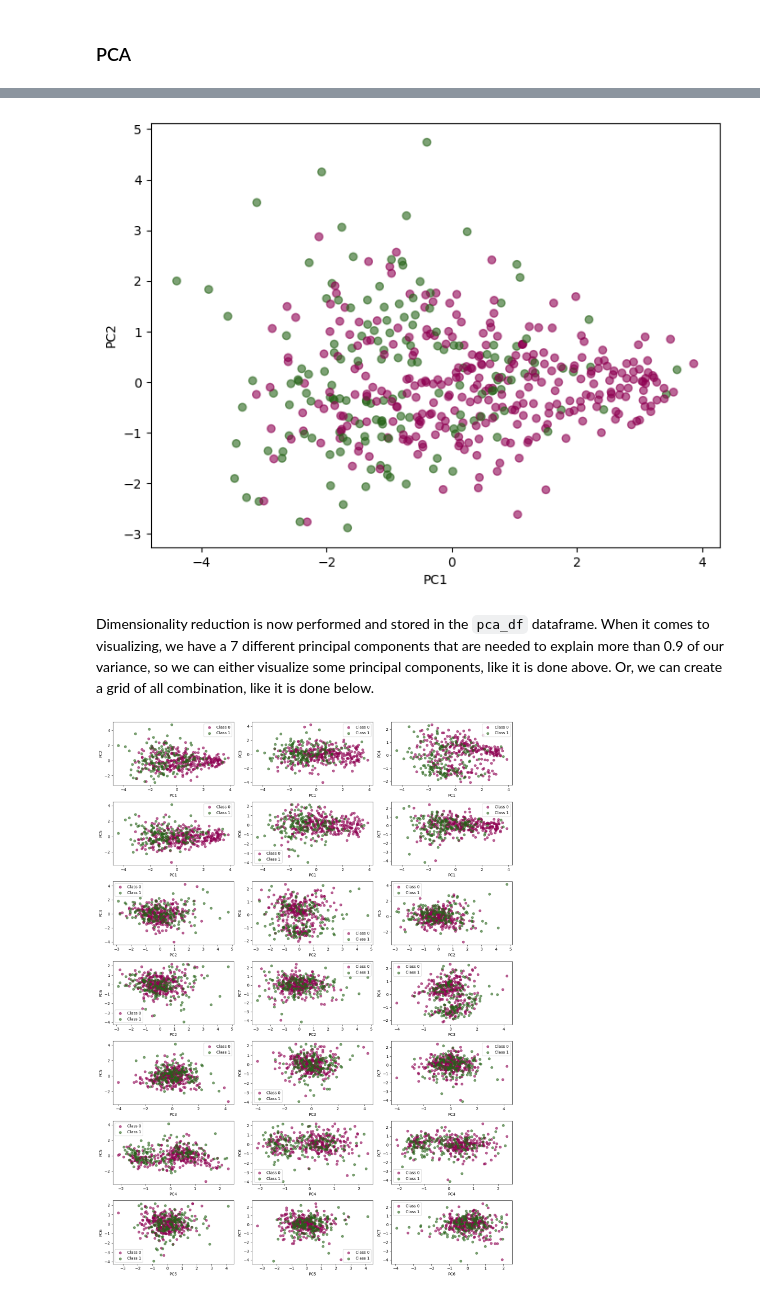
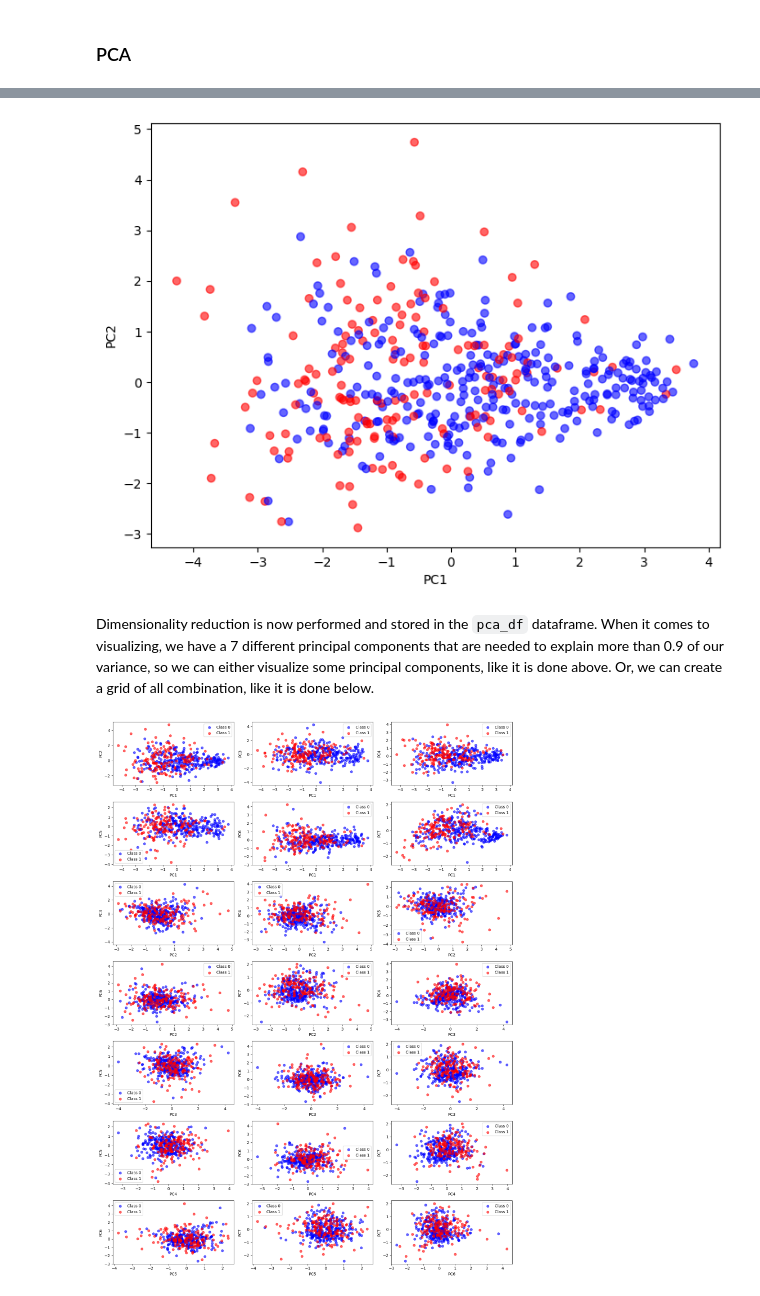
Before and after one commit to s243933/Introduction-to-ML-and-Data-Mining, a Jupyter notebook: EDA.ipynb, the cells around one changed output, grey strips where cells are left out. Cells and saved outputs as stored; diff of their text form; code cells hidden in the pictures.

```diff
--- a/EDA.ipynb
+++ b/EDA.ipynb
@@ -107,6 +107,9 @@ data['famhist'] = data['famhist'].map({'Present': 1, 'Absent': 0})
 X = np.asarray(data.iloc[:, :-1].values)
 y = np.asarray(data['chd'].values)
 
+# Only continuous variables for PCA
+X_continuous = data[numeric_columns].values
+
 # Some basic variables following the class exercises
 N = len(y) #samples
 M = X.shape[1] #features
@@ -114,10 +117,10 @@ C = len(np.unique(y))  #unique classes
 # %%
 # Normalizing the data for PCA
 scaler = StandardScaler()
-X_scaled = scaler.fit_transform(X)
+X_scaled = scaler.fit_transform(X_continuous)
 
 # Centering the data for PCA
-Y = X_scaled - np.ones((N, 1)) * X_scaled.mean(axis=0) #subtracts mean value from data
+Y = X_scaled - np.ones((X_scaled.shape[0], 1)) * X_scaled.mean(axis=0) #subtracts mean value from data
 # %%
 # Computing singular value decomposition (SVD) of y
 U, S, Vh = svd(Y, full_matrices=False)
@@ -154,38 +173,38 @@ pca_df = pd.DataFrame(Z_7, columns=['PC1', 'PC2', 'PC3', 'PC4', 'PC5', 'PC6', 'P
 pca_df['Class'] = y
 # %%
 plt.figure(figsize=(8, 6))
-plt.scatter(pca_df['PC1'], pca_df['PC2'], c=pca_df['Class'], cmap='PiYG', alpha=0.6)
+plt.scatter(pca_df['PC1'], pca_df['PC2'], c=pca_df['Class'], cmap='bwr', alpha=0.6)
 plt.xlabel('PC1')
 plt.ylabel('PC2')
 
 plt.show()
 # %% [output]
-[figure, old version]
+[figure, new version]
 # %% [markdown]
 Dimensionality reduction is now performed and stored in the `pca_df` dataframe. When it comes to visualizing, we have a 7 different principal components that are needed to explain more than 0.9 of our variance, so we can either visualize some principal components, like it is done above. Or, we can create a grid of all combination, like it is done below.
 # %%
 i = 0
 j = 1
 
 fig, axs = plt.subplots(7, 3, figsize=(15, 20))
 pairs = [(0, 1), (0, 2), (0, 3), (0, 4), (0, 5), (0, 6), (1, 2), (1, 3), (1, 4), (1, 5), (1, 6),
          (2, 3), (2, 4), (2, 5), (2, 6), (3, 4), (3, 5), (3, 6), (4, 5), (4, 6), (5, 6)]
 
-cmap = cm.get_cmap('PiYG', len(np.unique(pca_df['Class'])))
+cmap = cm.get_cmap('bwr', len(np.unique(pca_df['Class'])))
 
 for index, (i, j) in enumerate(pairs):
     ax = axs[index // 3, index % 3]
     for c_idx, c in enumerate(np.unique(pca_df['Class'])):
         class_mask = (pca_df['Class'] == c)
         ax.scatter(pca_df[class_mask]['PC' + str(i + 1)],
                    pca_df[class_mask]['PC' + str(j + 1)],
                    label=f'Class {c}', color=cmap(c_idx), alpha=0.6)
 
     ax.set_xlabel(f"PC{i + 1}")
     ax.set_ylabel(f"PC{j + 1}")
     ax.legend()
 
 plt.tight_layout()
 plt.show()
 # %% [output]
-[figure, old version]
+[figure, new version]
```
Also changed, not shown: parts of 4 cells of this notebook, 10 other files.
